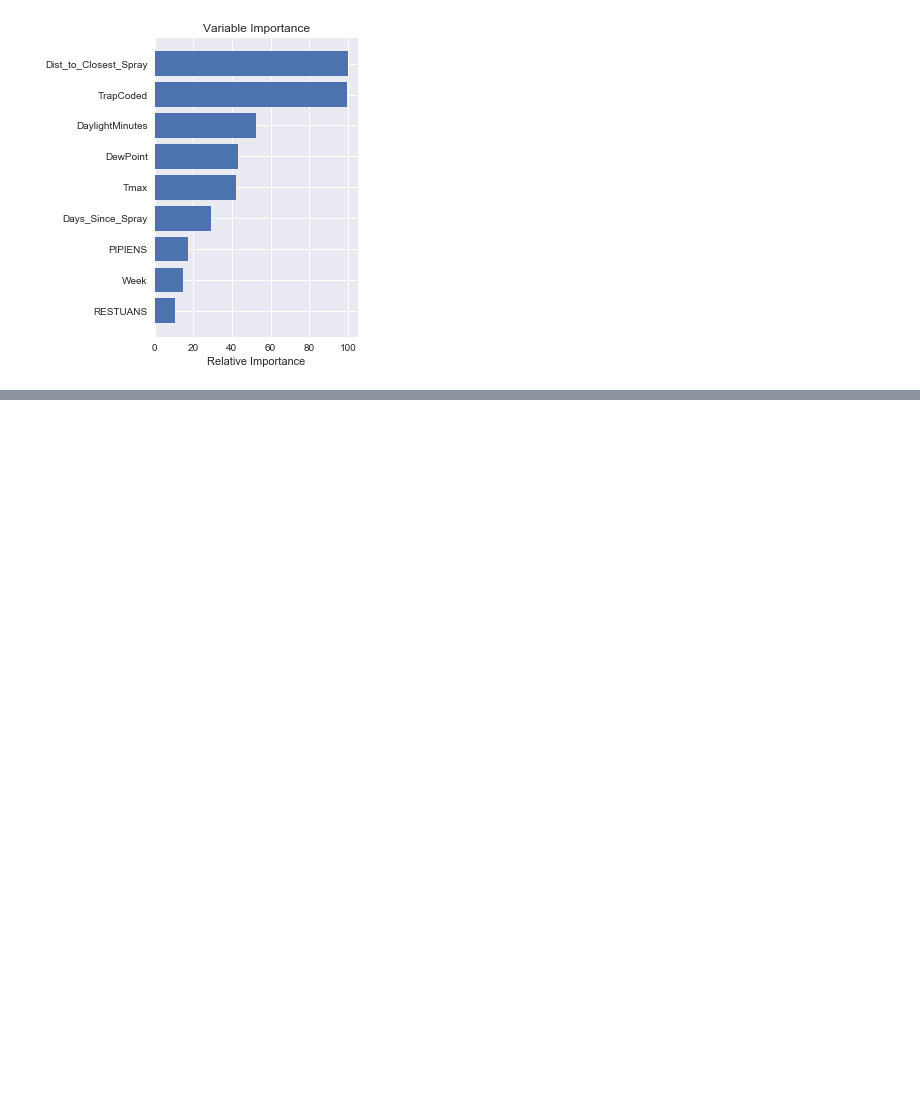
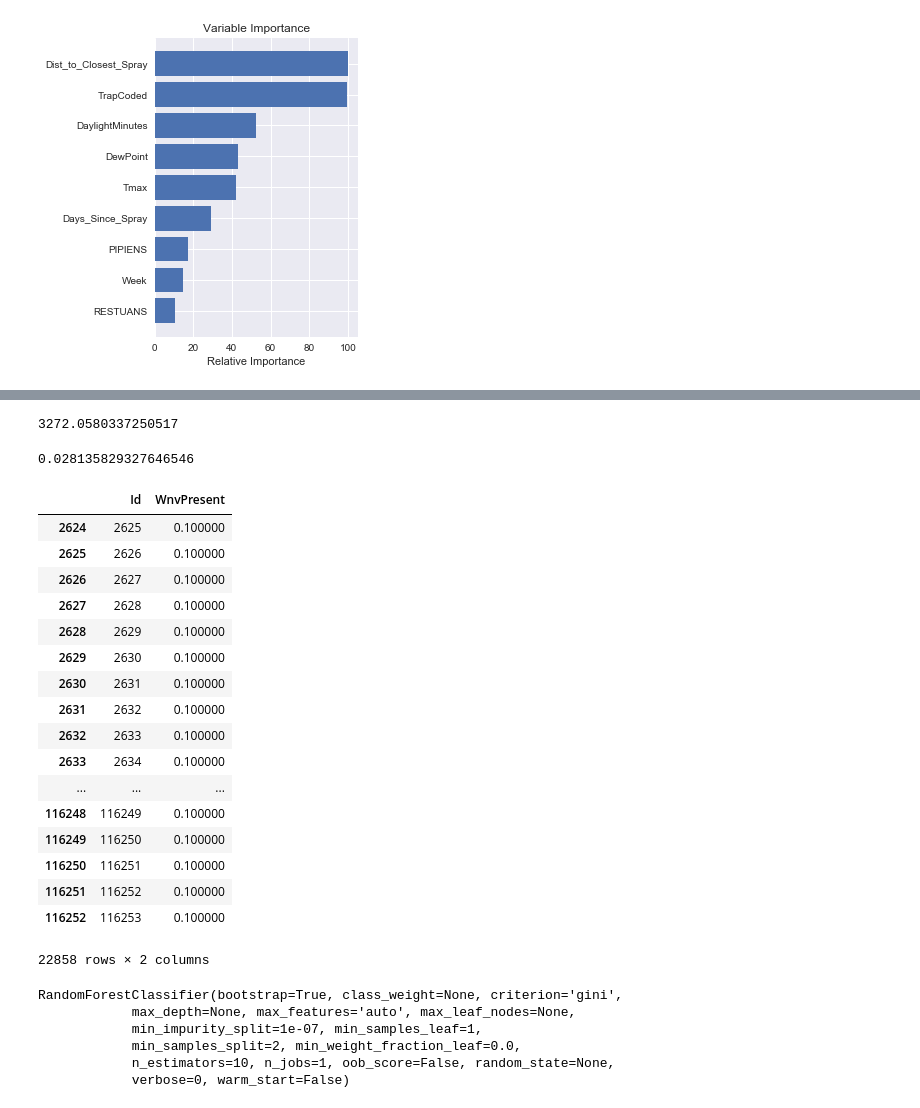
Before and after one commit to joshsparks/DSI-Kaggle, a Jupyter notebook: code/Feature_Selection_Modeling.ipynb, the cells around one changed output, grey strips where cells are left out. Saved outputs shown, nothing was run; the diff lists cells and outputs as text; code cells hidden in the pictures; blank space fills up the shorter version.

Commit message:
modeling file with submission predictions and submission csvs

```diff
--- a/code/Feature_Selection_Modeling.ipynb
+++ b/code/Feature_Selection_Modeling.ipynb
@@ -602,0 +647,5 @@ plt.show()
+# %%
+REF = RandomForestClassifier(criterion = "entropy", class_weight = "balanced", max_depth = 80, n_jobs = -1, verbose = 1)
+# %%
+REF.fit(X2, y)
+y_pred = REF.predict_proba(targetX)
@@ -602,0 +669,9 @@ plt.show()
+# %%
+probability_list = [] # Becomes the list of probabilities
+for i in y_pred:
+    probability_list.append(i[1])
+    y_pred = probability_list
+# %%
+sum(probability_list) ##checking that it's not predicting all zeros
+# %% [output]
+3272.0580337250517
@@ -602,0 +680,27 @@ plt.show()
+# %%
+3272/116293
+# %% [output]
+0.028135829327646546
+# %%
+targety["WnvPresent"] = probability_list
+# %%
+targety[targety.WnvPresent != 0.0]
+# %% [output]
+|  | Id | WnvPresent |
+| 2624 | 2625 | 0.100000 |
+| 2625 | 2626 | 0.100000 |
+| 2626 | 2627 | 0.100000 |
+| 2627 | 2628 | 0.100000 |
+| 2628 | 2629 | 0.100000 |
+| 2629 | 2630 | 0.100000 |
+| 2630 | 2631 | 0.100000 |
+| 2631 | 2632 | 0.100000 |
+| 2632 | 2633 | 0.100000 |
+| 2633 | 2634 | 0.100000 |
+| ... | ... | ... |
+| 116248 | 116249 | 0.100000 |
+| 116249 | 116250 | 0.100000 |
+| 116250 | 116251 | 0.100000 |
+| 116251 | 116252 | 0.100000 |
+| 116252 | 116253 | 0.100000 |
+22858 rows × 2 columns
@@ -602,0 +711,9 @@ plt.show()
+# %%
+REF2.fit(X2, y)
+# %% [output]
+RandomForestClassifier(bootstrap=True, class_weight=None, criterion='gini',
+            max_depth=None, max_features='auto', max_leaf_nodes=None,
+            min_impurity_split=1e-07, min_samples_leaf=1,
+            min_samples_split=2, min_weight_fraction_leaf=0.0,
+            n_estimators=10, n_jobs=1, oob_score=False, random_state=None,
+            verbose=0, warm_start=False)
```
Also changed, not shown: parts of 63 cells of this notebook, 11 other files.
